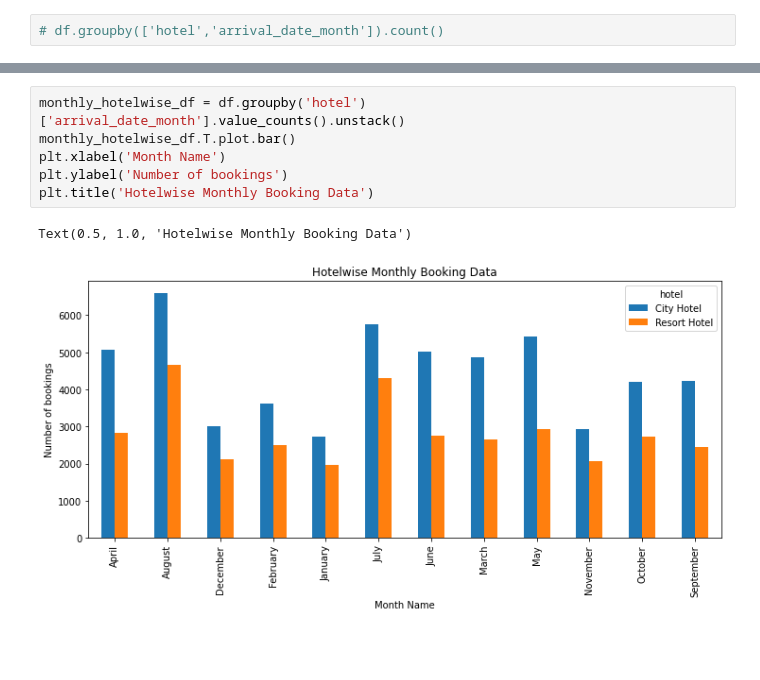
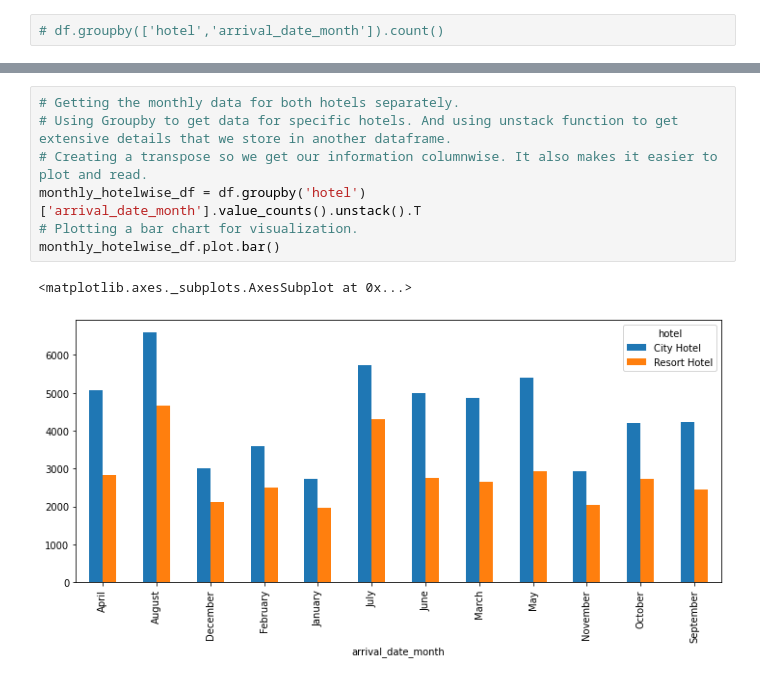
Before and after one commit to gopaljigupta45/Gopal-Ji-Gupta-EDA-Hotel-Booking, a Jupyter notebook: GOPAL_JI_GUPTA_Hotel_Booking_Analysis_Capstone_Project.ipynb, the cells around one changed output, grey strips where cells are left out. Saved outputs shown, nothing was run; the diff lists cells and outputs as text; blank space fills up the shorter version.

Commit message:
Second commit Hotel Booking EDA

```diff
--- a/GOPAL_JI_GUPTA_Hotel_Booking_Analysis_Capstone_Project.ipynb
+++ b/GOPAL_JI_GUPTA_Hotel_Booking_Analysis_Capstone_Project.ipynb
@@ -171,12 +187,13 @@ plt.title('Overall Monthly Booking Data')
 # %% [output]
 Text(0.5, 1.0, 'Overall Monthly Booking Data')
 [figure]
-# %%
-monthly_hotelwise_df = df.groupby('hotel')['arrival_date_month'].value_counts().unstack()
-monthly_hotelwise_df.T.plot.bar()
-plt.xlabel('Month Name')
-plt.ylabel('Number of bookings')
-plt.title('Hotelwise Monthly Booking Data')
-# %% [output]
-Text(0.5, 1.0, 'Hotelwise Monthly Booking Data')
-[figure, removed]
+# %%
+# Getting the monthly data for both hotels separately.
+# Using Groupby to get data for specific hotels. And using unstack function to get extensive details that we store in another dataframe.
+# Creating a transpose so we get our information columnwise. It also makes it easier to plot and read.
+monthly_hotelwise_df = df.groupby('hotel')['arrival_date_month'].value_counts().unstack().T
+# Plotting a bar chart for visualization.
+monthly_hotelwise_df.plot.bar()
+# %% [output]
+<matplotlib.axes._subplots.AxesSubplot at 0x...>
+[figure, added]
```
Also changed, not shown: parts of 5 cells of this notebook.
